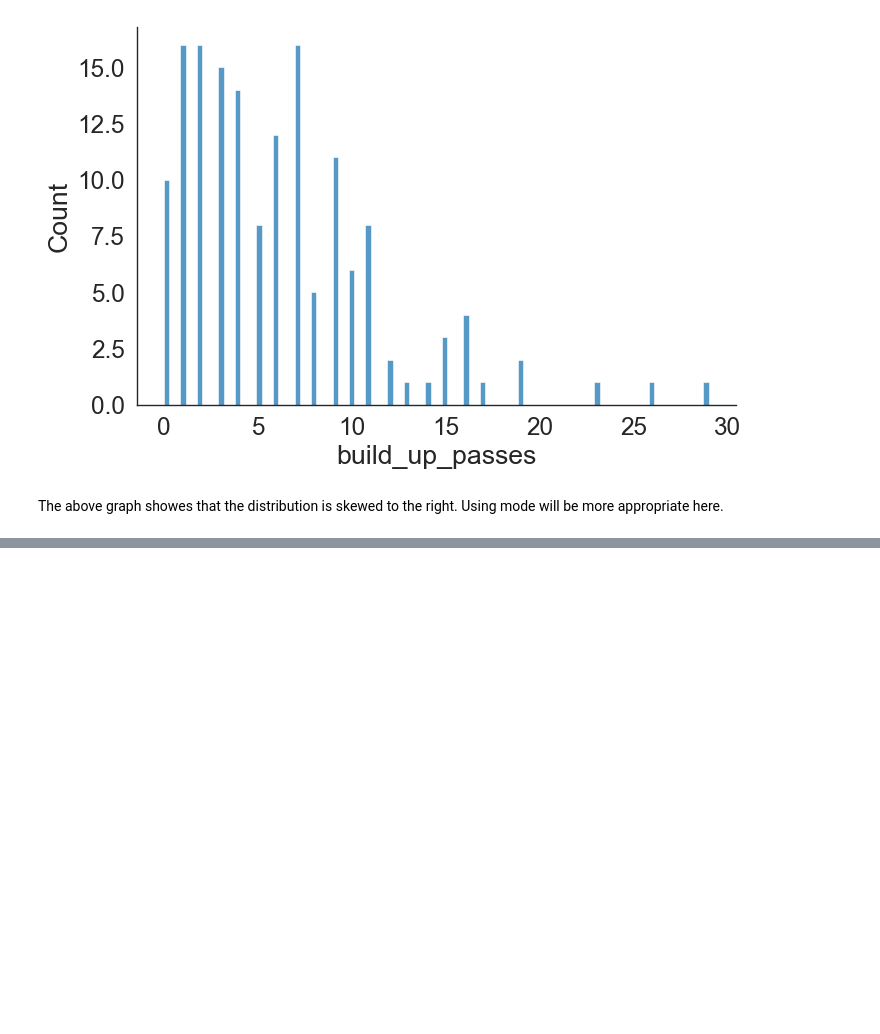
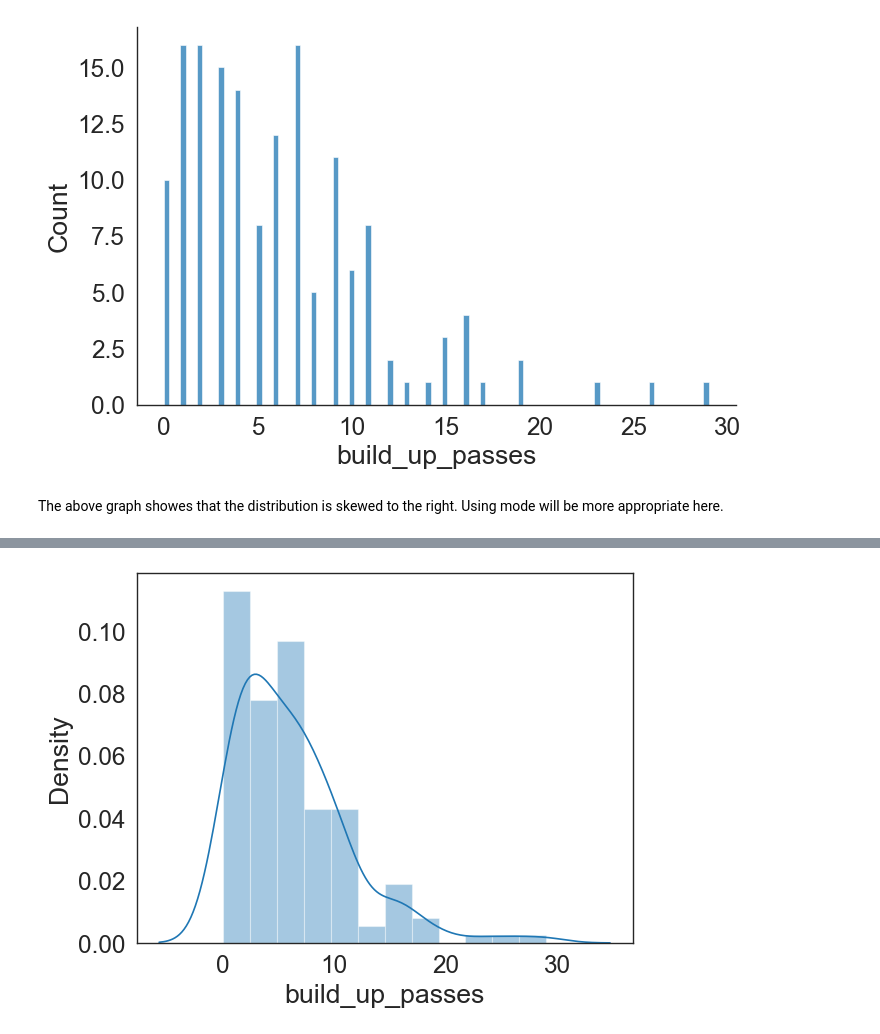
Before and after one commit to sujilkumarkm/vintane_machine_learning_assignment1_2022, a Jupyter notebook: notebooks/data_cleaning.ipynb, the cells around one changed output, grey strips where cells are left out. Cells and saved outputs as stored; diff of their text form; code cells hidden in the pictures; blank space fills up the shorter version.

```diff
--- a/notebooks/data_cleaning.ipynb
+++ b/notebooks/data_cleaning.ipynb
@@ -45,0 +66,5 @@ The above graph showes that the distribution is skewed to the right. Using mode
+# %%
+sns.distplot(df.build_up_passes)
+plt.show()
+# %% [output]
+[figure, added]
```
Also changed, not shown: parts of 9 cells of this notebook.
